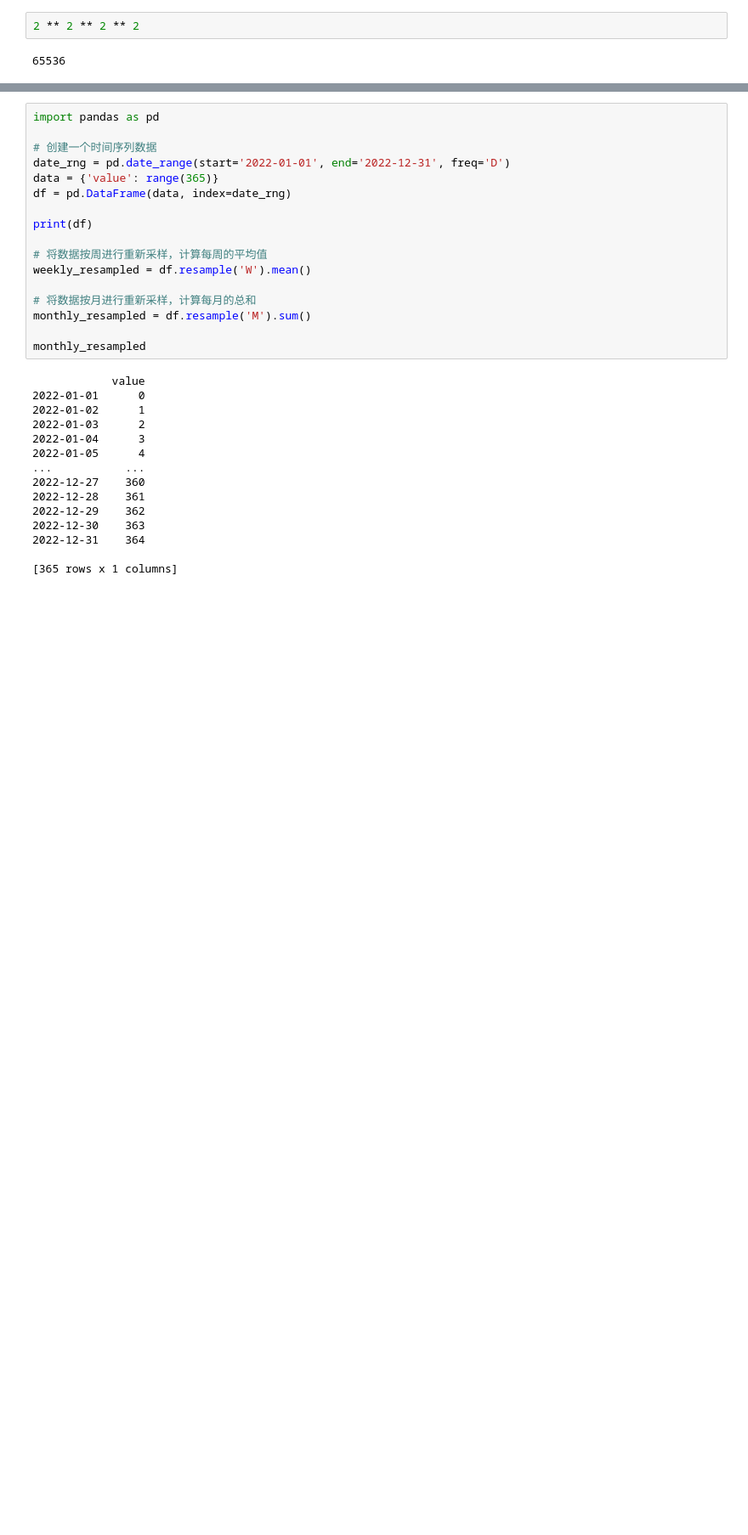
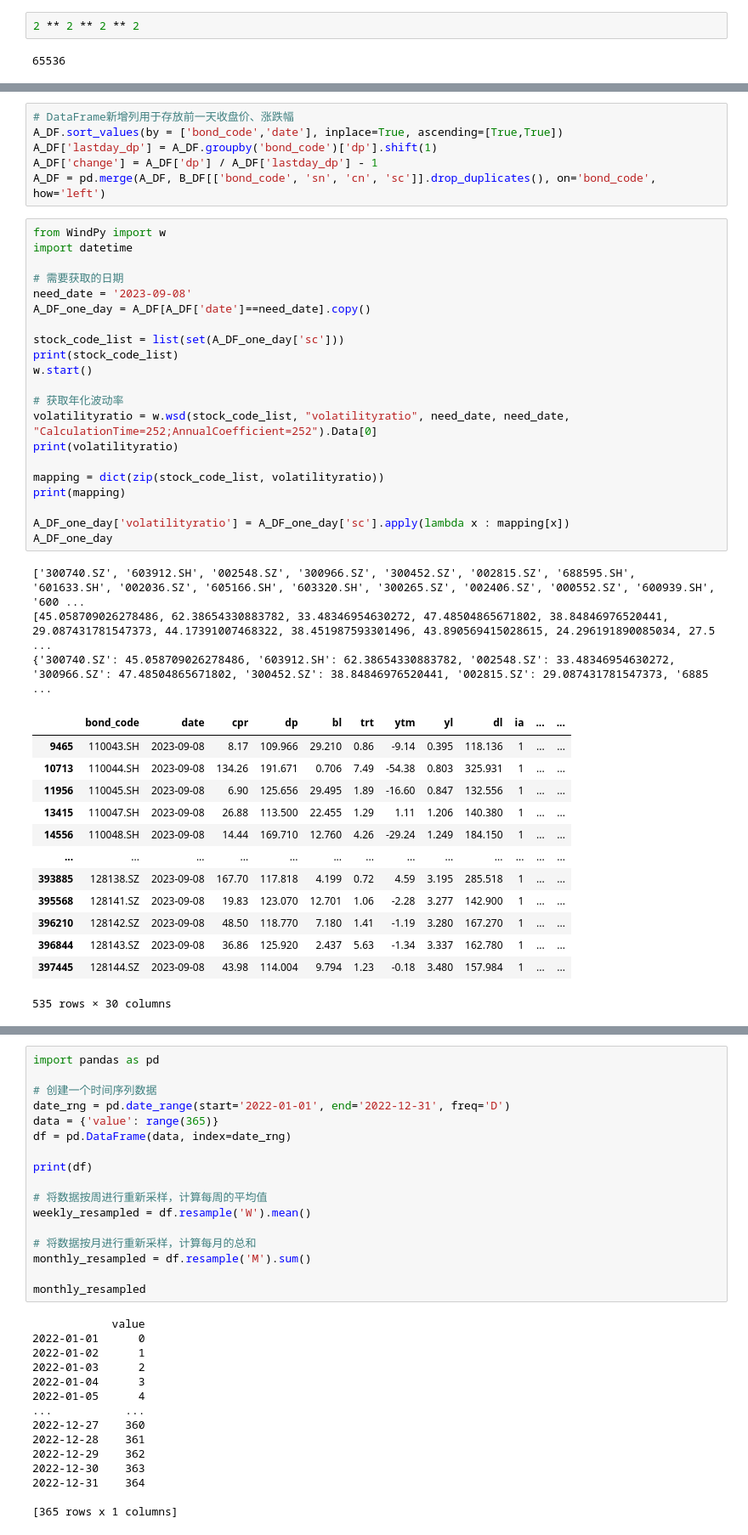
Before and after one commit to Big-ZhangCG/DB_FROM_20230811, a Jupyter notebook: mywork_ByZCG/test_草稿纸.ipynb, the cells around one changed output, grey strips where cells are left out. Shown at 85% size. Saved outputs shown, nothing was run; the diff lists cells and outputs as text; blank space fills up the shorter version.

```diff
--- a/mywork_ByZCG/test_草稿纸.ipynb
+++ b/mywork_ByZCG/test_草稿纸.ipynb
@@ -6,0 +44,44 @@
+# %%
+# DataFrame新增列用于存放前一天收盘价、涨跌幅
+A_DF.sort_values(by = ['bond_code','date'], inplace=True, ascending=[True,True])
+A_DF['lastday_dp'] = A_DF.groupby('bond_code')['dp'].shift(1)
+A_DF['change'] = A_DF['dp'] / A_DF['lastday_dp'] - 1
+A_DF = pd.merge(A_DF, B_DF[['bond_code', 'sn', 'cn', 'sc']].drop_duplicates(), on='bond_code', how='left')
+# %%
+from WindPy import w
+import datetime
+
+# 需要获取的日期
+need_date = '2023-09-08'
+A_DF_one_day = A_DF[A_DF['date']==need_date].copy()
+
+stock_code_list = list(set(A_DF_one_day['sc']))
+print(stock_code_list)
+w.start()
+
+# 获取年化波动率
+volatilityratio = w.wsd(stock_code_list, "volatilityratio", need_date, need_date, "CalculationTime=252;AnnualCoefficient=252").Data[0]
+print(volatilityratio)
+
+mapping = dict(zip(stock_code_list, volatilityratio))
+print(mapping)
+
+A_DF_one_day['volatilityratio'] = A_DF_one_day['sc'].apply(lambda x : mapping[x])
+A_DF_one_day
+# %% [output]
+['300740.SZ', '603912.SH', '002548.SZ', '300966.SZ', '300452.SZ', '002815.SZ', '688595.SH', '601633.SH', '002036.SZ', '605166.SH', '603320.SH', '300265.SZ', '002406.SZ', '000552.SZ', '600939.SH', '600 ...
+[45.058709026278486, 62.38654330883782, 33.48346954630272, 47.48504865671802, 38.84846976520441, 29.087431781547373, 44.17391007468322, 38.451987593301496, 43.890569415028615, 24.296191890085034, 27.5 ...
+{'300740.SZ': 45.058709026278486, '603912.SH': 62.38654330883782, '002548.SZ': 33.48346954630272, '300966.SZ': 47.48504865671802, '300452.SZ': 38.84846976520441, '002815.SZ': 29.087431781547373, '6885 ...
+|  | bond_code | date | cpr | dp | bl | trt | ytm | yl | dl | ia | ... | ... |
+| 9465 | 110043.SH | 2023-09-08 | 8.17 | 109.966 | 29.210 | 0.86 | -9.14 | 0.395 | 118.136 | 1 | ... | ... |
+| 10713 | 110044.SH | 2023-09-08 | 134.26 | 191.671 | 0.706 | 7.49 | -54.38 | 0.803 | 325.931 | 1 | ... | ... |
+| 11956 | 110045.SH | 2023-09-08 | 6.90 | 125.656 | 29.495 | 1.89 | -16.60 | 0.847 | 132.556 | 1 | ... | ... |
+| 13415 | 110047.SH | 2023-09-08 | 26.88 | 113.500 | 22.455 | 1.29 | 1.11 | 1.206 | 140.380 | 1 | ... | ... |
+| 14556 | 110048.SH | 2023-09-08 | 14.44 | 169.710 | 12.760 | 4.26 | -29.24 | 1.249 | 184.150 | 1 | ... | ... |
+| ... | ... | ... | ... | ... | ... | ... | ... | ... | ... | ... | ... | ... |
+| 393885 | 128138.SZ | 2023-09-08 | 167.70 | 117.818 | 4.199 | 0.72 | 4.59 | 3.195 | 285.518 | 1 | ... | ... |
+| 395568 | 128141.SZ | 2023-09-08 | 19.83 | 123.070 | 12.701 | 1.06 | -2.28 | 3.277 | 142.900 | 1 | ... | ... |
+| 396210 | 128142.SZ | 2023-09-08 | 48.50 | 118.770 | 7.180 | 1.41 | -1.19 | 3.280 | 167.270 | 1 | ... | ... |
+| 396844 | 128143.SZ | 2023-09-08 | 36.86 | 125.920 | 2.437 | 5.63 | -1.34 | 3.337 | 162.780 | 1 | ... | ... |
+| 397445 | 128144.SZ | 2023-09-08 | 43.98 | 114.004 | 9.794 | 1.23 | -0.18 | 3.480 | 157.984 | 1 | ... | ... |
+535 rows × 30 columns
```
Also changed, not shown: parts of 3 cells of this notebook, 8 other files.
